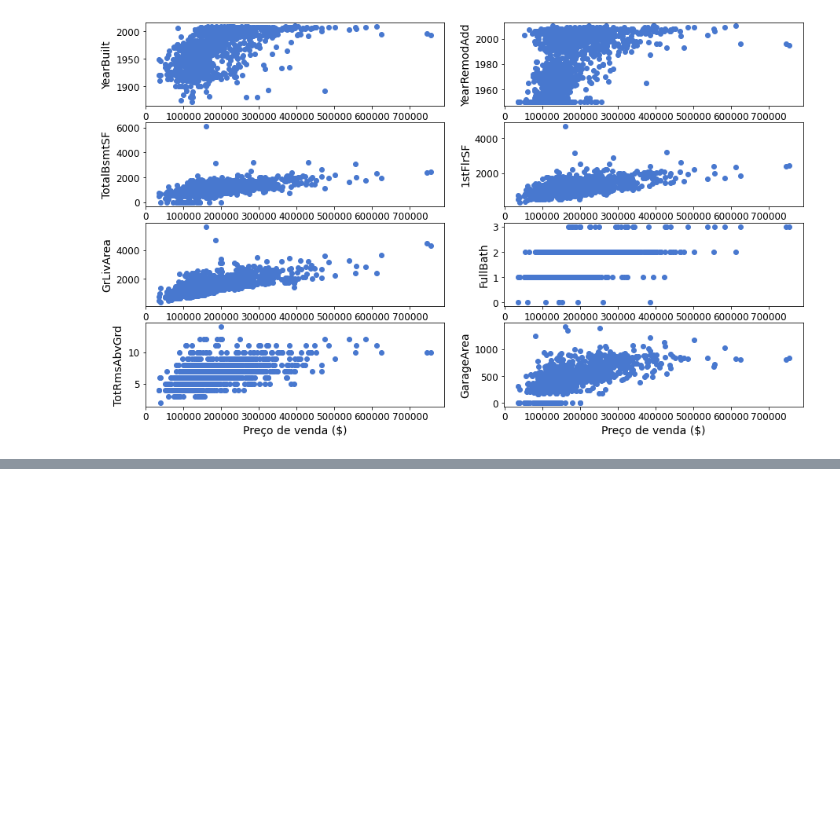
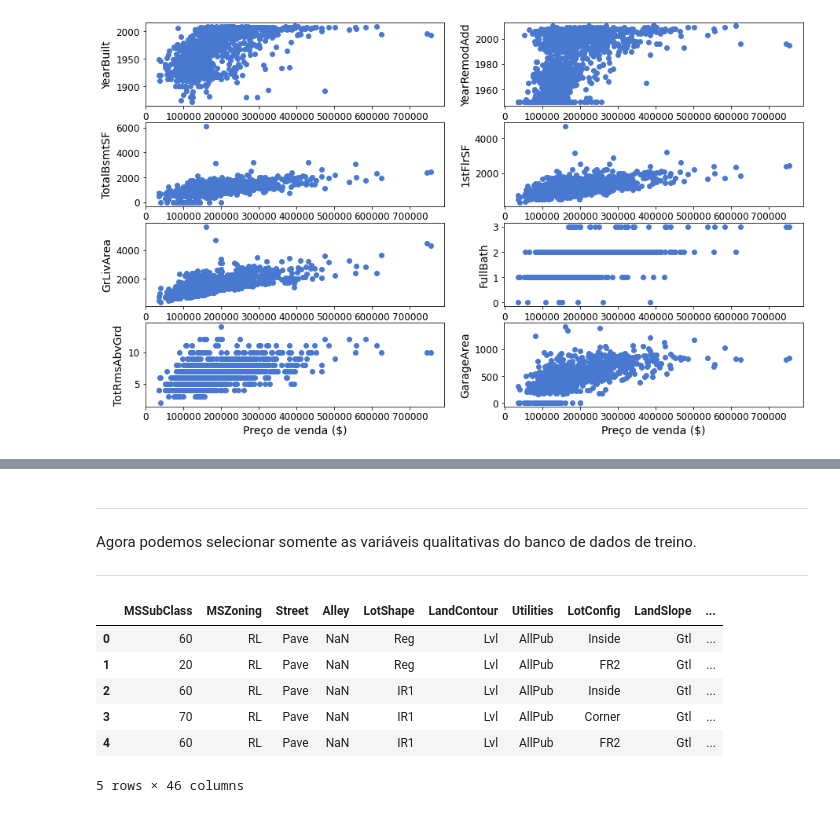
Before and after one commit to barbosarafael/Projetos, a Jupyter notebook: House Prices - Advanced Regression Techniques/notebook_house_prices.ipynb, the cells around one changed output, grey strips where cells are left out. Saved outputs shown, nothing was run; the diff lists cells and outputs as text; code cells hidden in the pictures; blank space fills up the shorter version.

```diff
--- a/House Prices - Advanced Regression Techniques/notebook_house_prices.ipynb
+++ b/House Prices - Advanced Regression Techniques/notebook_house_prices.ipynb
@@ -600,0 +682,22 @@ Podemos notar que as variáveis **GrLivArea, 1stFlrSF e TotalBsmtSF** possuem um
+# %%
+treino["MSSubClass"] = treino["MSSubClass"].astype(str)
+treino["OverallQual"] = treino["OverallQual"].astype(str)
+treino["OverallCond"] = treino["OverallCond"].astype(str)
+# %% [markdown]
+---
+
+Agora podemos selecionar somente as variáveis qualitativas do banco de dados de treino.
+
+---
+# %%
+var_qual_treino = treino.select_dtypes("object")
+
+var_qual_treino.head()
+# %% [output]
+|  | MSSubClass | MSZoning | Street | Alley | LotShape | LandContour | Utilities | LotConfig | LandSlope | ... |
+| 0 | 60 | RL | Pave | NaN | Reg | Lvl | AllPub | Inside | Gtl | ... |
+| 1 | 20 | RL | Pave | NaN | Reg | Lvl | AllPub | FR2 | Gtl | ... |
+| 2 | 60 | RL | Pave | NaN | IR1 | Lvl | AllPub | Inside | Gtl | ... |
+| 3 | 70 | RL | Pave | NaN | IR1 | Lvl | AllPub | Corner | Gtl | ... |
+| 4 | 60 | RL | Pave | NaN | IR1 | Lvl | AllPub | FR2 | Gtl | ... |
+5 rows × 46 columns
```
Also changed, not shown: parts of 20 cells of this notebook.
